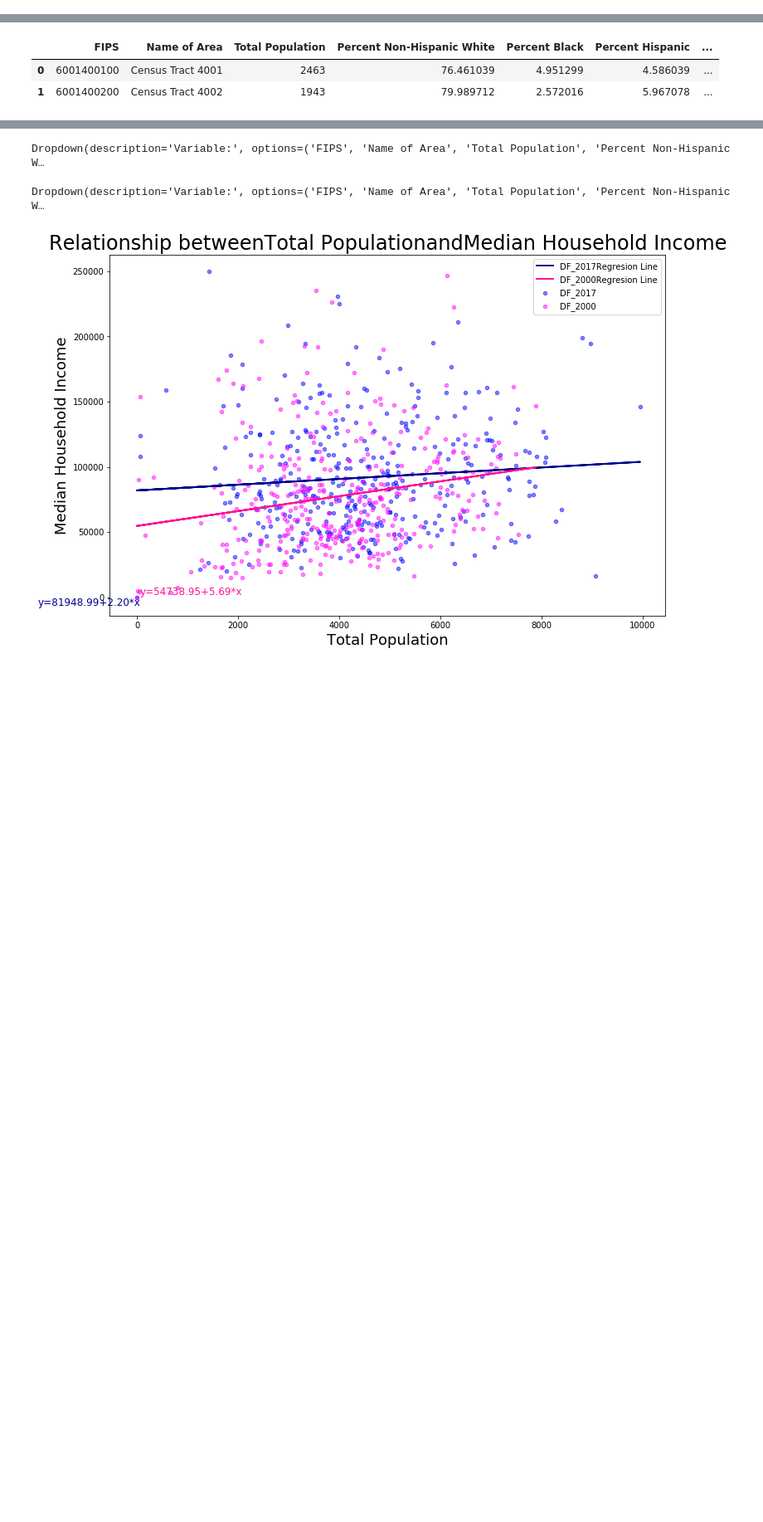
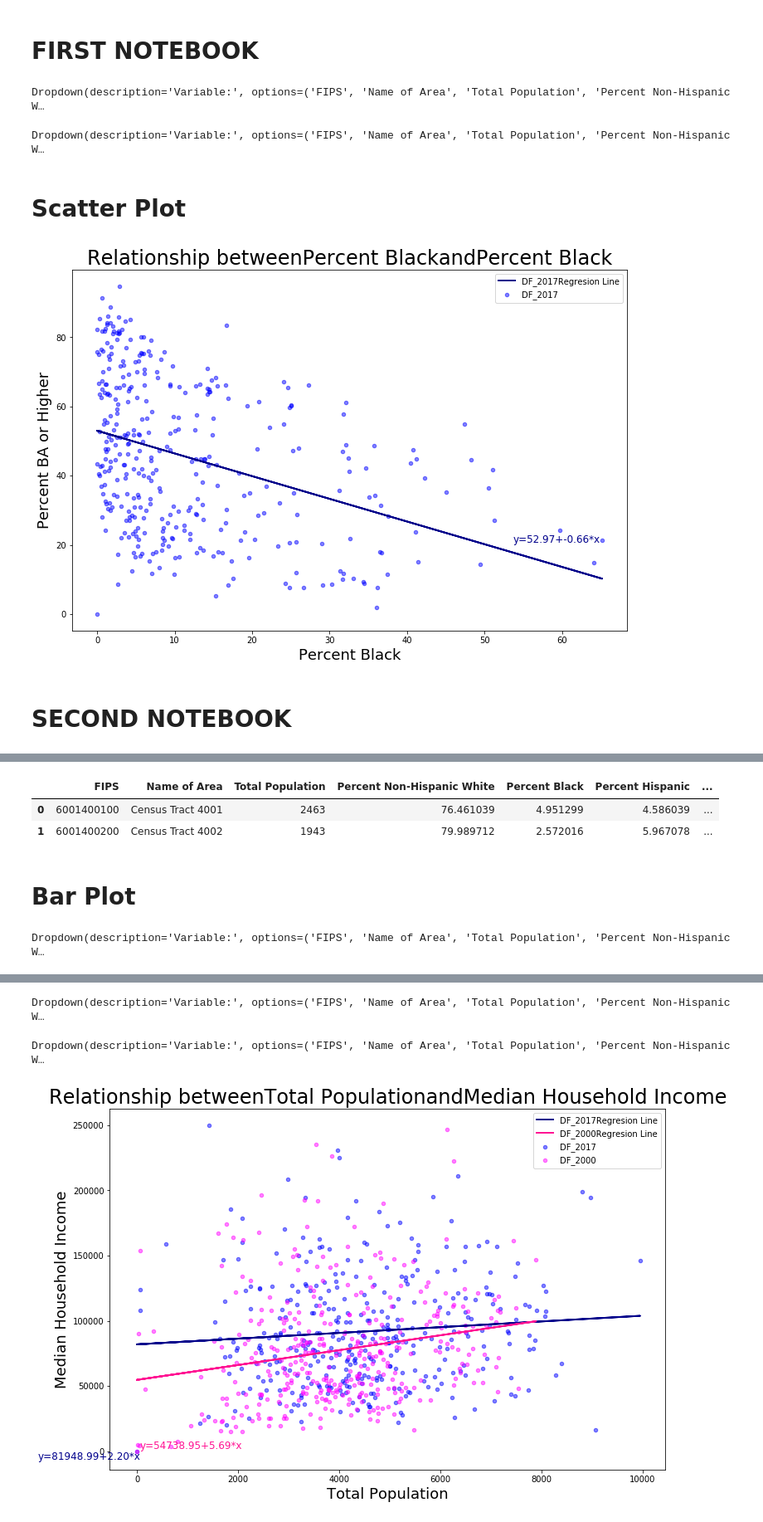
Before and after one commit to ds-modules/CP-113B, a Jupyter notebook: Widgets_AbdoulAziz.ipynb, the cells around one changed output, grey strips where cells are left out. Shown: that part at 83% size. Saved outputs shown, nothing was run; the diff lists cells and outputs as text; code cells hidden in the pictures; blank space fills up the shorter version.

```diff
--- a/Widgets_AbdoulAziz.ipynb
+++ b/Widgets_AbdoulAziz.ipynb
@@ -5,6 +5,56 @@ import numpy as np
 import seaborn as sns
 import matplotlib.pyplot as plt
 import ipywidgets as widgets
+# %% [markdown]
+# FIRST NOTEBOOK
+# %%
+df_2017 = pd.read_excel('CP113B_Data_Redlining_Analysis_2017.xlsx')
+# %%
+#Another approach where we can select the variables we want to plot against each others.
+Variance_1 = widgets.Dropdown(
+    options=df_2017.columns.tolist(),
+    description='Variable:',
+    disabled=False,
+)
+display(Variance_1)
+
+Variance_2=widgets.Dropdown(
+    options=df_2017.columns.tolist(),
+    description='Variable:',
+    disabled=False,
+)
+display(Variance_2)
+# %% [output]
+Dropdown(description='Variable:', options=('FIPS', 'Name of Area', 'Total Population', 'Percent Non-Hispanic W…
+Dropdown(description='Variable:', options=('FIPS', 'Name of Area', 'Total Population', 'Percent Non-Hispanic W…
+# %% [markdown]
+# Scatter Plot
+# %%
+a = Variance_1.value
+b = Variance_2.value
+
+# Polynomial males.
+df_2017_fit = np.polyfit(df_2017[a],df_2017[b],1)
+
+# Scatter plots.
+ax1= df_2017.plot(kind='scatter', x=a,y=b, color='blue',alpha=0.5, figsize=(12,8))
+
+# Regression lines.
+plt.plot(df_2017[a],df_2017_fit[0]*df_2017[a]+df_2017_fit[1], color='darkblue', linewidth=2)
+
+# Regression equations.
+plt.text(65,23,'y={:.2f}+{:.2f}*x'.format(df_2017_fit[1],df_2017_fit[0]),color='darkblue',size=12, horizontalalignment='right',
+     verticalalignment='top')
+
+# Legend, title and labels.
+plt.legend(labels=['DF_2017'+'Regresion Line','DF_2017'])
+plt.title('Relationship between'+ a + 'and' + a, size=24)
+plt.xlabel(a, size=18)
+plt.ylabel(b, size=18);
+# %% [output]
+[figure, added]
+# %% [markdown]
+# SECOND NOTEBOOK
 # %%
 #Open dataframe
 df_2017 = pd.read_excel('CP113B_Data_Redlining_Analysis_2017.xlsx')
@@ -22,3 +72,14 @@ df_2000.head(2)
 |  | FIPS | Name of Area | Total Population | Percent Non-Hispanic White | Percent Black | Percent Hispanic | ... |
 | 0 | 6001400100 | Census Tract 4001 | 2463 | 76.461039 | 4.951299 | 4.586039 | ... |
 | 1 | 6001400200 | Census Tract 4002 | 1943 | 79.989712 | 2.572016 | 5.967078 | ... |
+# %% [markdown]
+# Bar Plot
+# %%
+Variance_1 = widgets.Dropdown(
+    options=df_2017.columns.tolist(),
+    description='Variable:',
+    disabled=False,
+)
+display(Variance_1)
+# %% [output]
+Dropdown(description='Variable:', options=('FIPS', 'Name of Area', 'Total Population', 'Percent Non-Hispanic W…
```
Also changed, not shown: parts of 3 cells of this notebook.
